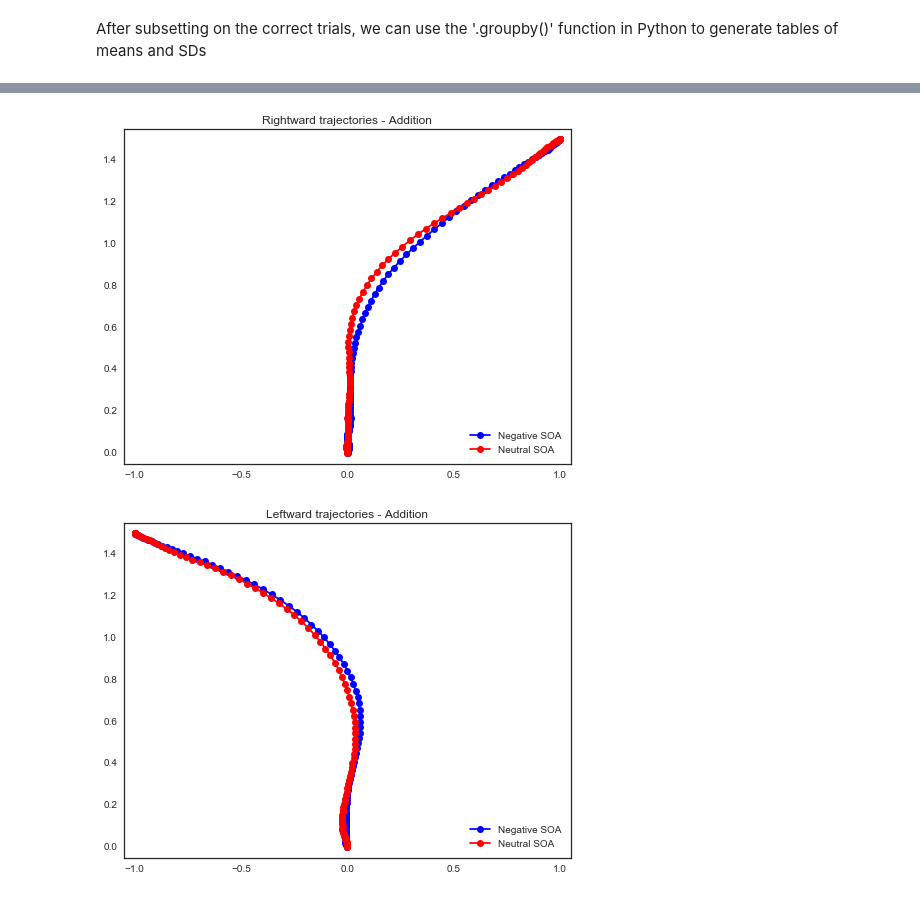
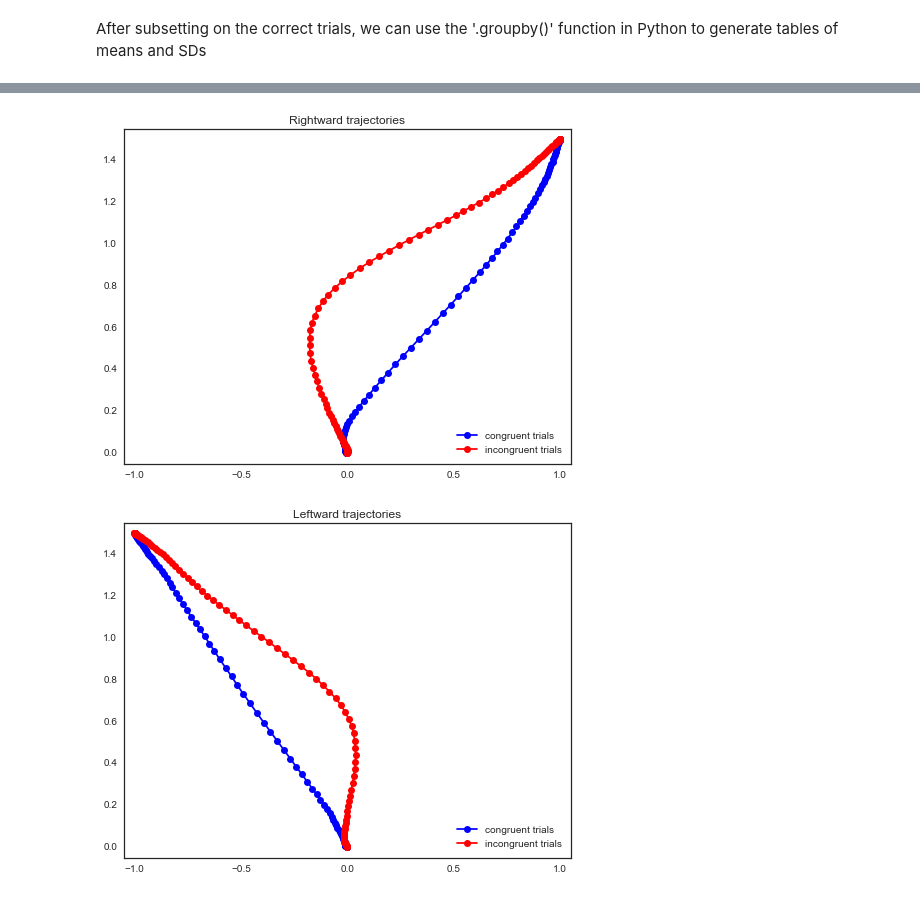
Before and after one commit to tomfaulkenberry/MT_flanker, a Jupyter notebook: results/viewResults.ipynb, the cells around one changed output, grey strips where cells are left out. Saved outputs shown, nothing was run; the diff lists cells and outputs as text; code cells hidden in the pictures.

Commit message:
update Jupyter notebook to plot trajectories

```diff
--- a/results/viewResults.ipynb
+++ b/results/viewResults.ipynb
@@ -148,53 +87,50 @@ dataTrueAdd=dataCorrect.loc[(dataCorrect['truth']==1) & (dataCorrect['operation'
 # %%
-# Plot average *rightward* trajectories by SOAcondition
-#dataRight=dataCorrect.loc[dataCorrect['response']==2] # plot ALL trials
-dataRight=dataTrueAdd.loc[dataTrueAdd['response']==2] # plot only TRUE trials
+# Plot average *rightward* trajectories by congruity
+dataRight=dataCorrect.loc[dataCorrect['response']==2] # plot ALL trials
 
 
-negativeRight_indices = dataRight[dataRight.SOAcondition=='negative'].index
-neutralRight_indices = dataRight[dataRight.SOAcondition=='neutral'].index
+congruentRight_indices = dataRight[dataRight.congruity=='congruent'].index
+incongruentRight_indices = dataRight[dataRight.congruity=='incongruent'].index
 
-negRightX = nx.iloc[negativeRight_indices].mean()
-negRightY = ny.iloc[negativeRight_indices].mean()
+congruentRightX = nx.iloc[congruentRight_indices].mean()
+congruentRightY = ny.iloc[congruentRight_indices].mean()
 
-neutralRightX = nx.iloc[neutralRight_indices].mean()
-neutralRightY = ny.iloc[neutralRight_indices].mean()
+incongruentRightX = nx.iloc[incongruentRight_indices].mean()
+incongruentRightY = ny.iloc[incongruentRight_indices].mean()
 
 
 
-plt.plot(negRightX, negRightY, '-o', color='blue', label='Negative SOA')
-plt.plot(neutralRightX, neutralRightY, '-o', color='red', label='Neutral SOA')
+plt.plot(congruentRightX, congruentRightY, '-o', color='blue', label='congruent trials')
+plt.plot(incongruentRightX, incongruentRightY, '-o', color='red', label='incongruent trials')
 plt.legend(loc="lower right")
-plt.title("Rightward trajectories - Addition")
+plt.title("Rightward trajectories")
 plt.xlim((-1.05, 1.05))
 plt.ylim((-.05, 1.55))
 plt.show()
 # %% [output]
-[figure, old version]
+[figure, new version]
 # %%
-# Plot average *leftward* trajectories by SOAcondition
-#dataLeft=dataCorrect.loc[dataTrue['response']==1] # plot ALL trials
-dataLeft=dataTrueAdd.loc[dataTrueAdd['response']==1] # plot only TRUE trials
+# Plot average *leftward* trajectories by congruity
+dataLeft=dataCorrect.loc[dataCorrect['response']==1] # plot ALL trials
+
+
+congruentLeft_indices = dataLeft[dataLeft.congruity=='congruent'].index
+incongruentLeft_indices = dataLeft[dataLeft.congruity=='incongruent'].index
+
+congruentLeftX = -nx.iloc[congruentLeft_indices].mean() # reverse trajectories to undo remapping
+congruentLeftY = ny.iloc[congruentLeft_indices].mean()
+
+incongruentLeftX = -nx.iloc[incongruentLeft_indices].mean() # reverse trajectories to undo remapping
+incongruentLeftY = ny.iloc[incongruentLeft_indices].mean()
 
 
 
-negativeLeft_indices = dataLeft[dataLeft.SOAcondition=='negative'].index
-neutralLeft_indices = dataLeft[dataLeft.SOAcondition=='neutral'].index
-
-negLeftX = -nx.iloc[negativeLeft_indices].mean()  # use negative since process.py remaps before computing AUC and MD
-negLeftY = ny.iloc[negativeLeft_indices].mean()
-
-neutralLeftX = -nx.iloc[neutralLeft_indices].mean()
-neutralLeftY = ny.iloc[neutralLeft_indices].mean()
-
-
-
-plt.plot(negLeftX, negLeftY, '-o', color='blue', label='Negative SOA')
-plt.plot(neutralLeftX, neutralLeftY, '-o', color='red', label='Neutral SOA')
+plt.plot(congruentLeftX, congruentLeftY, '-o', color='blue', label='congruent trials')
+plt.plot(incongruentLeftX, incongruentLeftY, '-o', color='red', label='incongruent trials')
 plt.legend(loc="lower right")
-plt.title("Leftward trajectories - Addition")
+plt.title("Leftward trajectories")
 plt.xlim((-1.05, 1.05))
 plt.ylim((-.05, 1.55))
 plt.show()
 # %% [output]
-[figure, old version]
+[figure, new version]
```
Also changed, not shown: parts of 12 cells of this notebook, 5 other files.
